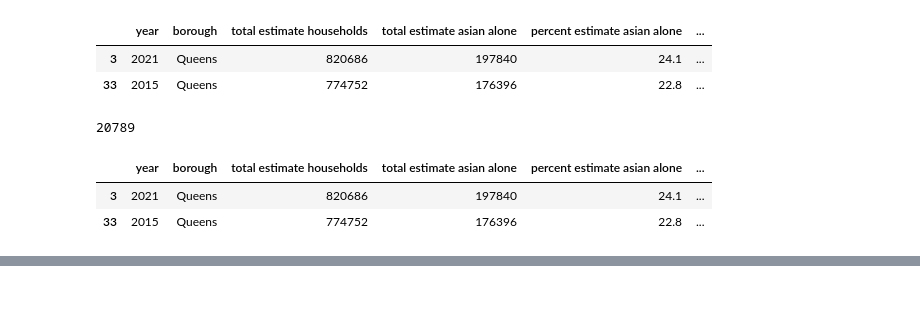
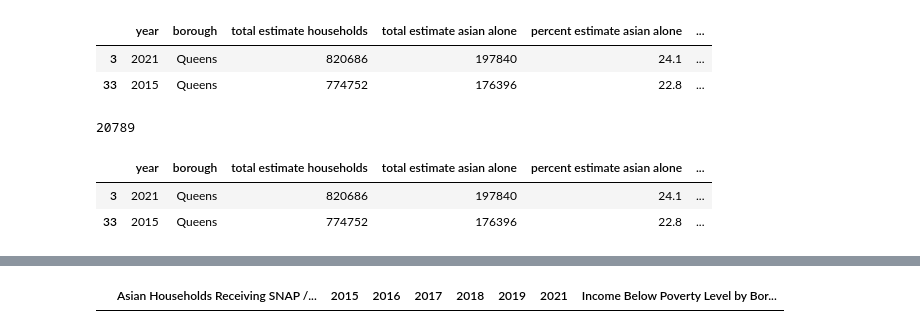
Before and after one commit to arubybonilla/2023-asam-poverty, a Jupyter notebook: 2023-asam-snap-food-stamps-analysis-smail-bonilla.ipynb, the cells around one changed output, grey strips where cells are left out. Saved outputs shown, nothing was run; the diff lists cells and outputs as text; code cells hidden in the pictures; blank space fills up the shorter version.

```diff
--- a/2023-asam-snap-food-stamps-analysis-smail-bonilla.ipynb
+++ b/2023-asam-snap-food-stamps-analysis-smail-bonilla.ipynb
@@ -209,0 +192,7 @@ df_pov
+# %%
+#data snap by borough and year from 2015 to 2021
+## Import libraries
+import pandas as pd
+
+snap = pd.read_csv("asam-snap-borough.csv")
+snap
@@ -209,0 +206,7 @@ df_pov
+# %%
+#data below poverty by borough and year from 2015 to 2021
+## Import libraries
+import pandas as pd
+
+poverty = pd.read_csv("asam-income-below-poverty.csv")
+poverty
@@ -209,0 +237,6 @@ df_pov
+# %%
+## connect snap to poverty
+df = pd.merge(snap, poverty)
+df
+# %% [output]
+|  | Asian Households Receiving SNAP /... | 2015 | 2016 | 2017 | 2018 | 2019 | 2021 | Income Below Poverty Level by Bor... |
```
Also changed, not shown: parts of 7 cells of this notebook.
